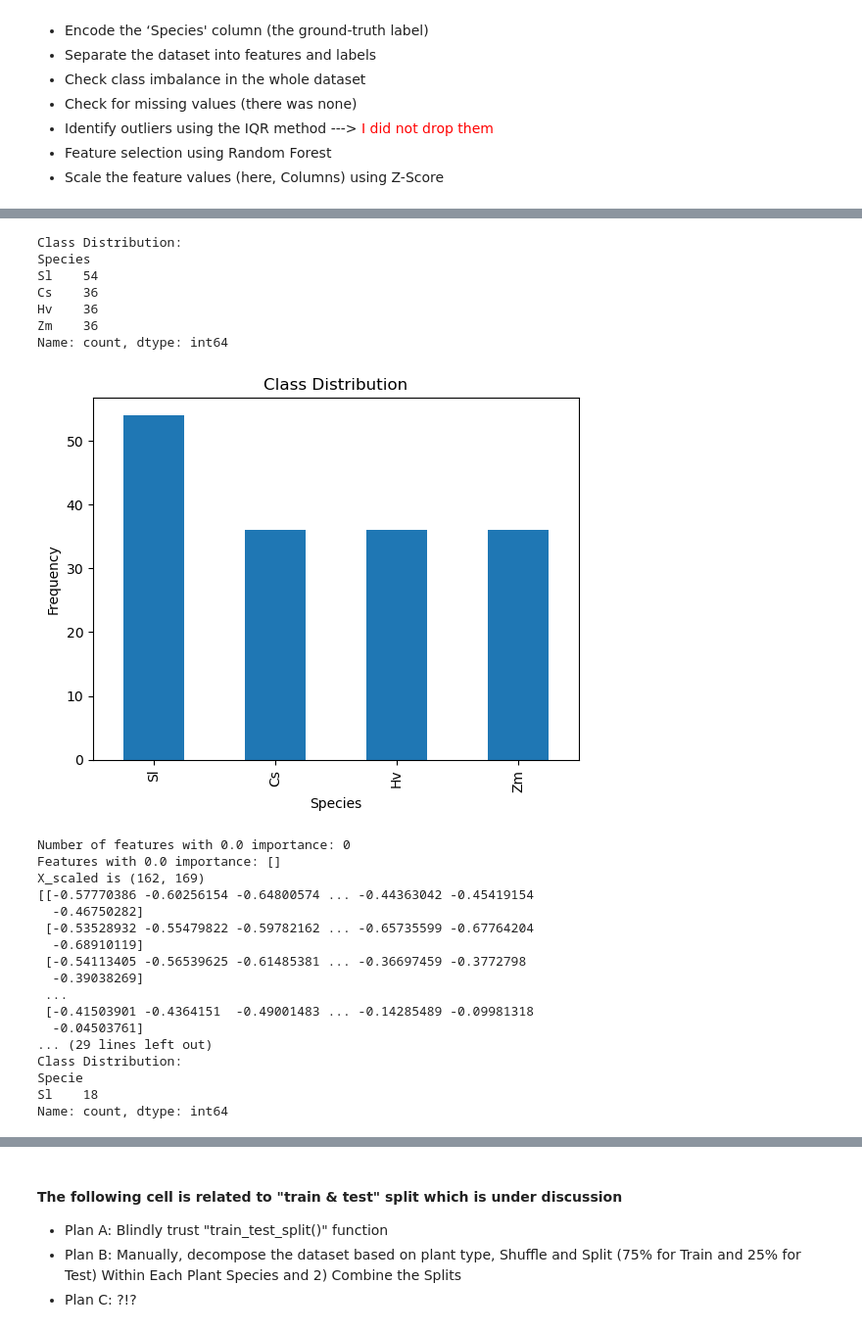
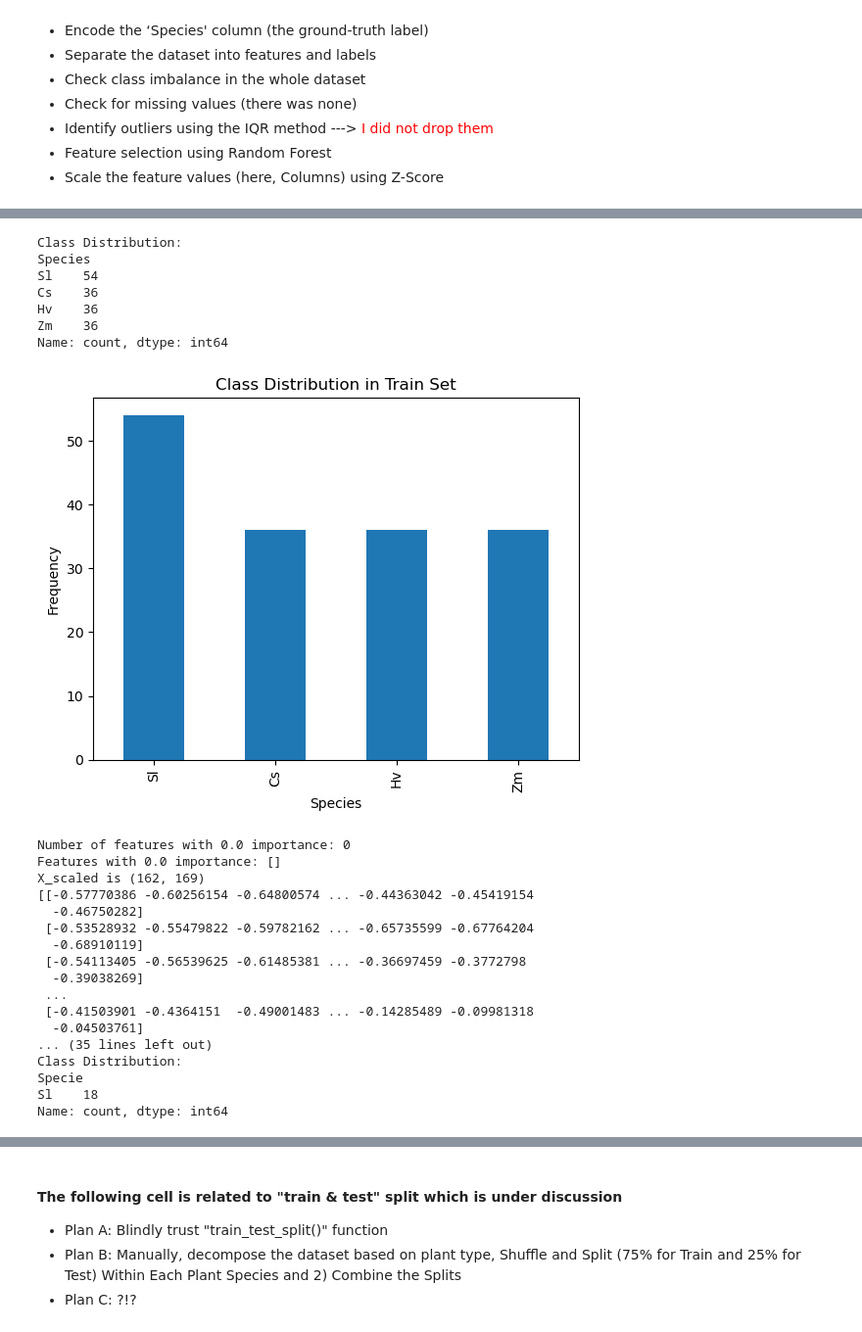
Before and after one commit to hsnvnd/Plant_Lab_Tasks, a Jupyter notebook: Hyperspectral_FeDeficiency_PlantClassification/Hyperspectral_PlantClassification-_new_Test_sets.ipynb, the cells around one changed output, grey strips where cells are left out. Shown at 98% size. Saved outputs shown, nothing was run; the diff lists cells and outputs as text; code cells hidden in the pictures.

```diff
--- a/Hyperspectral_FeDeficiency_PlantClassification/Hyperspectral_PlantClassification-_new_Test_sets.ipynb
+++ b/Hyperspectral_FeDeficiency_PlantClassification/Hyperspectral_PlantClassification-_new_Test_sets.ipynb
@@ -87,7 +87,7 @@ df_updated.shape (162, 208)
 # Step 1: Load the train dataset
 
 # when we read the "modified" version of the original dataset, randomly adding 18 samples of Anna2
-data = pd.read_csv('Dati_HIS_plus18_Anna2.txt', delimiter='\t')
+data = pd.read_csv('Dati_HIS_Augmented_with_Anna.txt', delimiter='\t')
 
 # when we read the original dataset
 # data = pd.read_csv('Dati_HIS_Serra_Cs_Hv_Sl_Zm_no_Fe.txt', delimiter='\t')
@@ -121,7 +121,7 @@ X = data.iloc[:, 21:190] #Trimmed
 
 # X = data[desired_columns]
 
-y = data['Species']  # Target variable
+y = data['Species']  # Target variable in train set
 feature_names = X.columns.tolist()
 
 # Encode the 'Species' column (target variable)
@@ -133,7 +133,7 @@ print("Class Distribution:")
 print(class_distribution)
 # Visualize the class distribution
 class_distribution.plot(kind='bar')
-plt.title('Class Distribution')
+plt.title('Class Distribution in Train Set')
 plt.xlabel('Species')
 plt.ylabel('Frequency')
 plt.show()
@@ -187,12 +187,15 @@ print("y is", y.shape)
 test_df = pd.read_csv('Exp_I_Anna_Fe_Tomato.txt', delimiter='\t')
 # test_df = pd.read_csv('Exp_II_Anna_Fe_Tomato.txt', delimiter='\t')
 # # Read the modified version of Anna2, with the exact 18 rows that were randomly selected and added to df_second removed
-# test_df = pd.read_csv('Exp_II_Anna_Fe_Tomato_Cleaned.txt', delimiter='\t')
+# test_df = pd.read_csv('Anna_Fe_Tomato_Cleaned_newTest.txt', delimiter='\t')
 # Sheet 4
 # test_df = pd.read_csv('Exp_Marco_tesista_Fe_Lupino.txt', delimiter='\t')
 
 # Rename the column "Fe deficiency" to "Thesis"
 test_df.rename(columns={'Fe_deficiency ': 'Thesis'}, inplace=True)
+test_df.rename(columns={'Species': 'Specie'}, inplace=True)
+# Verify the column name change
+print(test_df.columns)
 
 # Verify the change
 print(test_df.head())
@@ -235,7 +238,7 @@ X_te = test_df.iloc[:, 21:190] #Trimmed
 X_te.columns = X.columns  # Update the column names to match those in X
 
 #################new
-# Encode the 'Species' column in the test set using the same LabelEncoder
+# Encode the 'Specie' column in the test set using the same LabelEncoder
 y_te = le.transform(test_df['Specie'])
 # Verify the alignment
 print("Encoded labels in training set:", le.classes_)
@@ -247,35 +250,35 @@ class_distribution = test_df['Specie'].value_counts()
 # Print the class distribution
 print("Class Distribution:")
 print(class_distribution)
 # Visualize the class distribution
 class_distribution.plot(kind='bar')
-plt.title('Class Distribution')
+plt.title('Class Distribution in Test Set')
 plt.xlabel('Class')
 plt.ylabel('Frequency')
 plt.show()
 
 
 
 # Check for missing values --> none
 print(f"Columns with missing values: {test_df.columns[test_df.isnull().any()].tolist()}")
 
 X_scaled_te = scaler.fit_transform(X_te)
 
 
 # Extra prints for debugging
 print("X_scaled_te is",X_scaled_te.shape)
 print (X_scaled)
 print("y_te is", y_te.shape)
 # print(y)
 # %% [output]
 Class Distribution:
 Species
 Sl    54
 Cs    36
 Hv    36
 Zm    36
 Name: count, dtype: int64
-[figure, old version]
+[figure, new version]
 Number of features with 0.0 importance: 0
 Features with 0.0 importance: []
 X_scaled is (162, 169)
@@ -288,7 +291,7 @@ X_scaled is (162, 169)
  ...
  [-0.41503901 -0.4364151  -0.49001483 ... -0.14285489 -0.09981318
   -0.04503761]
-... (29 lines left out)
+... (35 lines left out)
 Class Distribution:
 Specie
 Sl    18
```
Also changed, not shown: parts of 8 cells of this notebook, 2 other files.
